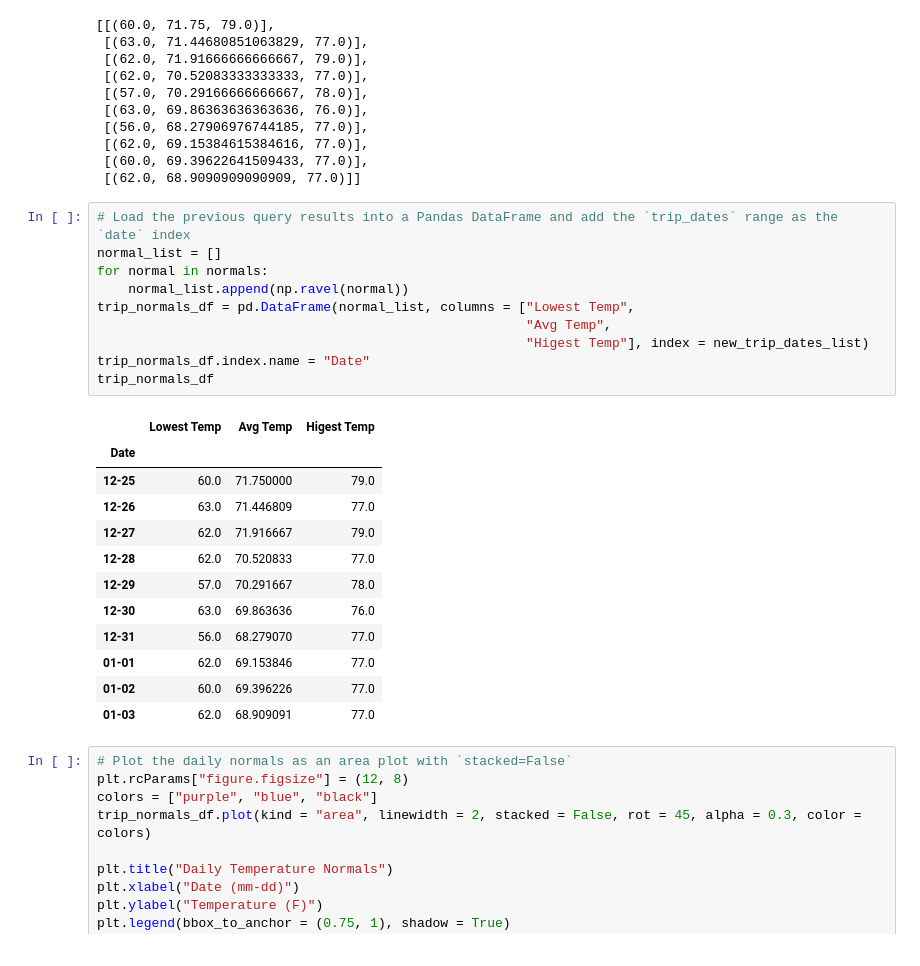
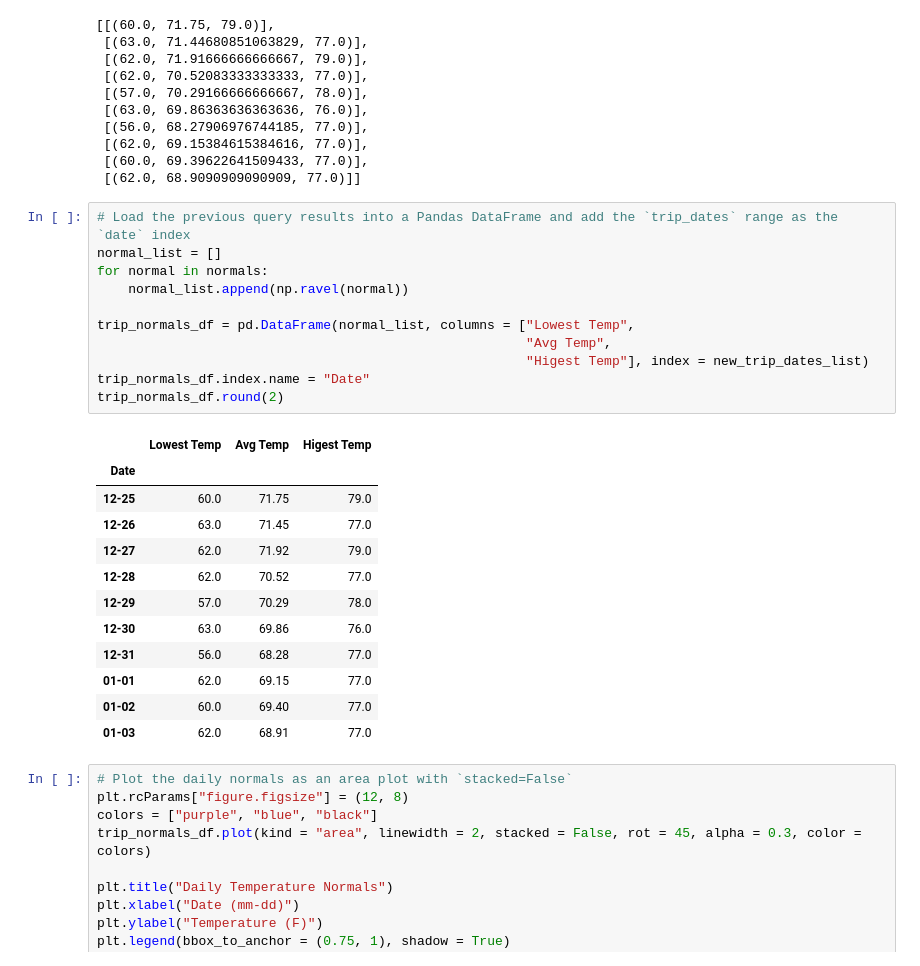
Before and after one commit to Franco1230/10-SQLalchemy-Challenge, a Jupyter notebook: SQLalchemy/climate_starter.ipynb, the cells around one changed output. Drawn from its saved outputs; the diff is of its cells as text.

```diff
--- a/SQLalchemy/climate_starter.ipynb
+++ b/SQLalchemy/climate_starter.ipynb
@@ -468,26 +444,27 @@ normals
 # %%
 # Load the previous query results into a Pandas DataFrame and add the `trip_dates` range as the `date` index
 normal_list = []
 for normal in normals:
     normal_list.append(np.ravel(normal))
+
 trip_normals_df = pd.DataFrame(normal_list, columns = ["Lowest Temp",
                                                        "Avg Temp",
                                                        "Higest Temp"], index = new_trip_dates_list)
 trip_normals_df.index.name = "Date"
-trip_normals_df
+trip_normals_df.round(2)
 # %% [output]
 |  | Lowest Temp | Avg Temp | Higest Temp |
 | Date |  |  |  |
-| 12-25 | 60.0 | 71.750000 | 79.0 |
-| 12-26 | 63.0 | 71.446809 | 77.0 |
-| 12-27 | 62.0 | 71.916667 | 79.0 |
-| 12-28 | 62.0 | 70.520833 | 77.0 |
-| 12-29 | 57.0 | 70.291667 | 78.0 |
-| 12-30 | 63.0 | 69.863636 | 76.0 |
-| 12-31 | 56.0 | 68.279070 | 77.0 |
-| 01-01 | 62.0 | 69.153846 | 77.0 |
-| 01-02 | 60.0 | 69.396226 | 77.0 |
-| 01-03 | 62.0 | 68.909091 | 77.0 |
+| 12-25 | 60.0 | 71.75 | 79.0 |
+| 12-26 | 63.0 | 71.45 | 77.0 |
+| 12-27 | 62.0 | 71.92 | 79.0 |
+| 12-28 | 62.0 | 70.52 | 77.0 |
+| 12-29 | 57.0 | 70.29 | 78.0 |
+| 12-30 | 63.0 | 69.86 | 76.0 |
+| 12-31 | 56.0 | 68.28 | 77.0 |
+| 01-01 | 62.0 | 69.15 | 77.0 |
+| 01-02 | 60.0 | 69.40 | 77.0 |
+| 01-03 | 62.0 | 68.91 | 77.0 |
 # %%
 # Plot the daily normals as an area plot with `stacked=False`
 plt.rcParams["figure.figsize"] = (12, 8)
```
Also changed, not shown: parts of 16 cells of this notebook, 1 other file.
